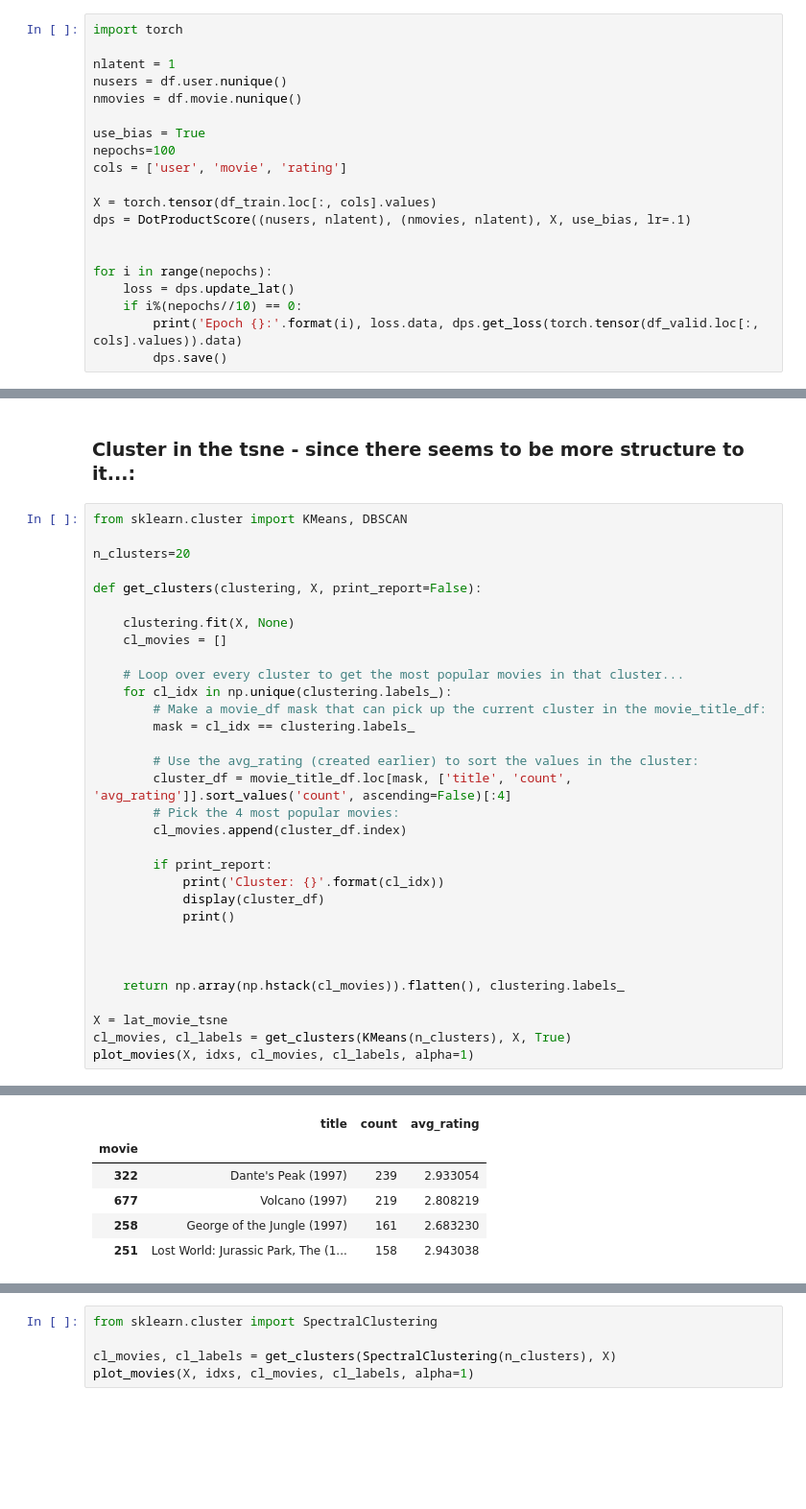
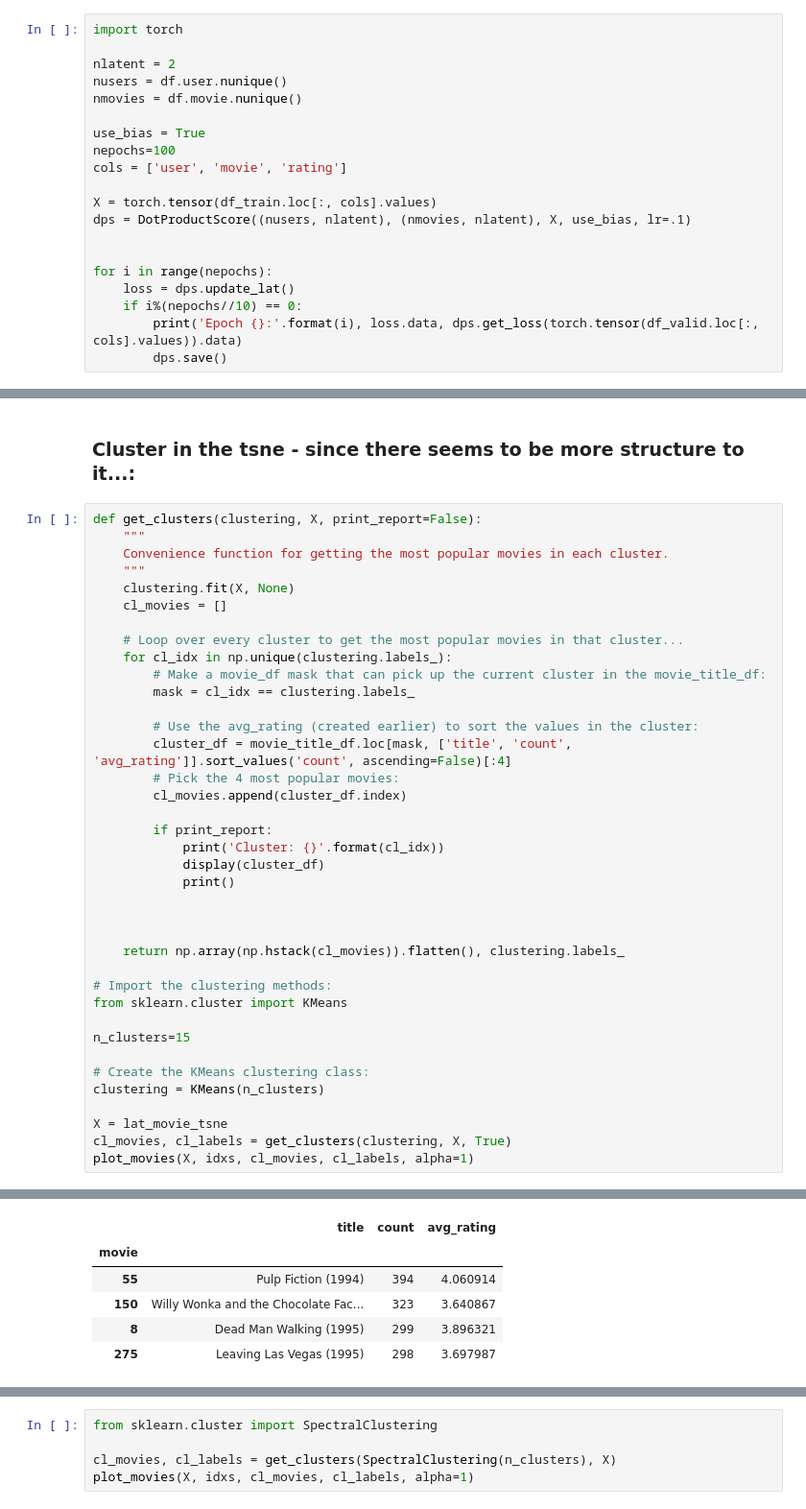
Before and after one commit to topiko/MLcourseMaterial, a Jupyter notebook: AML_L07_CollabFilteringAndUnsupervisedLearning/AML_07_UnsupervisedLearning.ipynb, the cells around one changed output, grey strips where cells are left out. Shown at 96% size. Saved outputs shown, nothing was run; the diff lists cells and outputs as text; blank space fills up the shorter version.

```diff
--- a/AML_L07_CollabFilteringAndUnsupervisedLearning/AML_07_UnsupervisedLearning.ipynb
+++ b/AML_L07_CollabFilteringAndUnsupervisedLearning/AML_07_UnsupervisedLearning.ipynb
@@ -234,7 +234,7 @@ class DotProductScore(DotBase):
 # %%
 import torch
 
-nlatent = 1
+nlatent = 2
 nusers = df.user.nunique()
 nmovies = df.movie.nunique()
 
@@ -439,45 +460,51 @@ plot_movies(lat_movie_tsne, idxs, good_movies, alpha=.6)
 # %% [markdown]
 ### Cluster in the tsne - since there seems to be more structure to it...:
 # %%
-from sklearn.cluster import KMeans, DBSCAN
-
-n_clusters=20
-
 def get_clusters(clustering, X, print_report=False):
-
+    """
+    Convenience function for getting the most popular movies in each cluster.
+    """
     clustering.fit(X, None)
     cl_movies = []
 
     # Loop over every cluster to get the most popular movies in that cluster...
     for cl_idx in np.unique(clustering.labels_):
         # Make a movie_df mask that can pick up the current cluster in the movie_title_df:
         mask = cl_idx == clustering.labels_
 
         # Use the avg_rating (created earlier) to sort the values in the cluster:
         cluster_df = movie_title_df.loc[mask, ['title', 'count', 'avg_rating']].sort_values('count', ascending=False)[:4]
         # Pick the 4 most popular movies:
         cl_movies.append(cluster_df.index)
 
         if print_report:
             print('Cluster: {}'.format(cl_idx))
             display(cluster_df)
             print()
 
 
 
     return np.array(np.hstack(cl_movies)).flatten(), clustering.labels_
 
+# Import the clustering methods:
+from sklearn.cluster import KMeans
+
+n_clusters=15
+
+# Create the KMeans clustering class:
+clustering = KMeans(n_clusters)
+
 X = lat_movie_tsne
-cl_movies, cl_labels = get_clusters(KMeans(n_clusters), X, True)
+cl_movies, cl_labels = get_clusters(clustering, X, True)
 plot_movies(X, idxs, cl_movies, cl_labels, alpha=1)
 # %% [output]
 Cluster: 0
 |  | title | count | avg_rating |
 | movie |  |  |  |
-| 322 | Dante's Peak (1997) | 239 | 2.933054 |
-| 677 | Volcano (1997) | 219 | 2.808219 |
-| 258 | George of the Jungle (1997) | 161 | 2.683230 |
-| 251 | Lost World: Jurassic Park, The (1... | 158 | 2.943038 |
+| 55 | Pulp Fiction (1994) | 394 | 4.060914 |
+| 150 | Willy Wonka and the Chocolate Fac... | 323 | 3.640867 |
+| 8 | Dead Man Walking (1995) | 299 | 3.896321 |
+| 275 | Leaving Las Vegas (1995) | 298 | 3.697987 |
 Cluster: 1
 |  | title | count | avg_rating |
 | movie |  |  |  |
```
Also changed, not shown: parts of 10 cells of this notebook.
